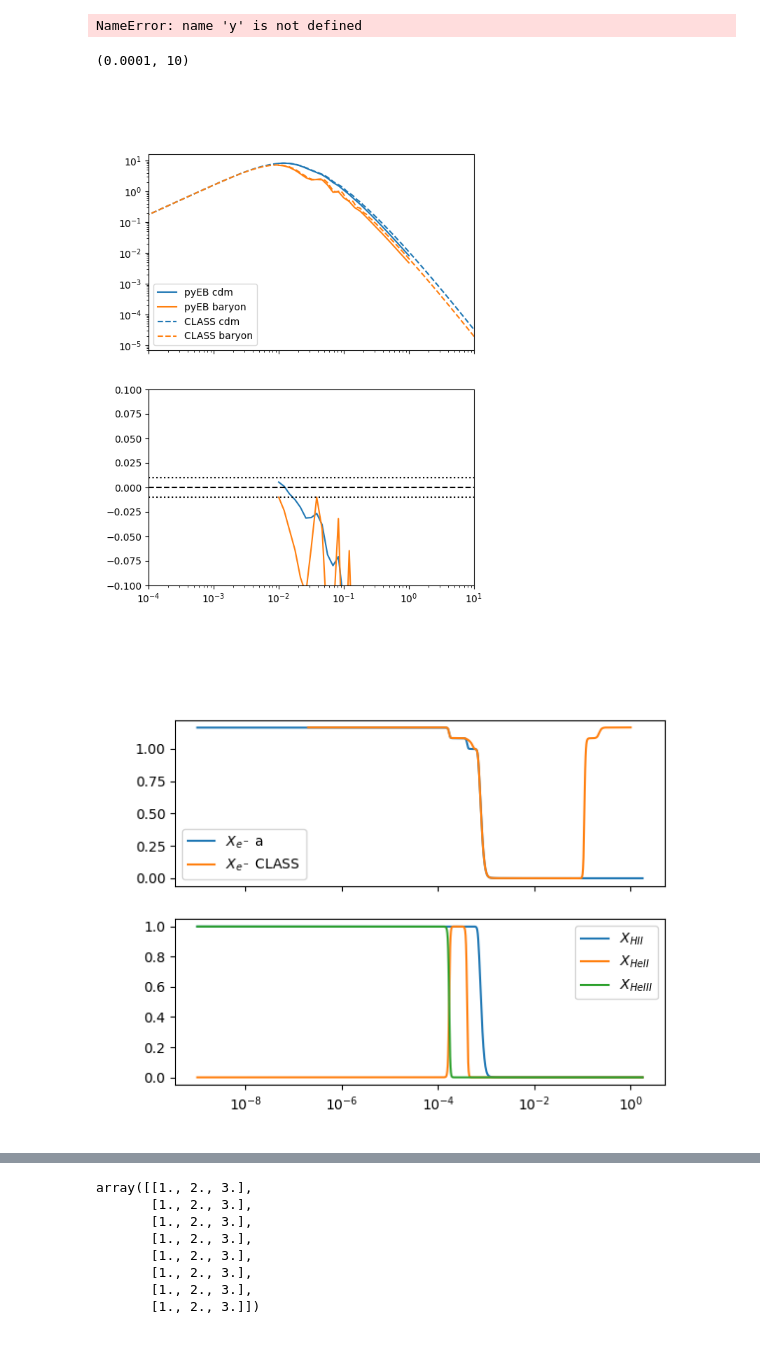
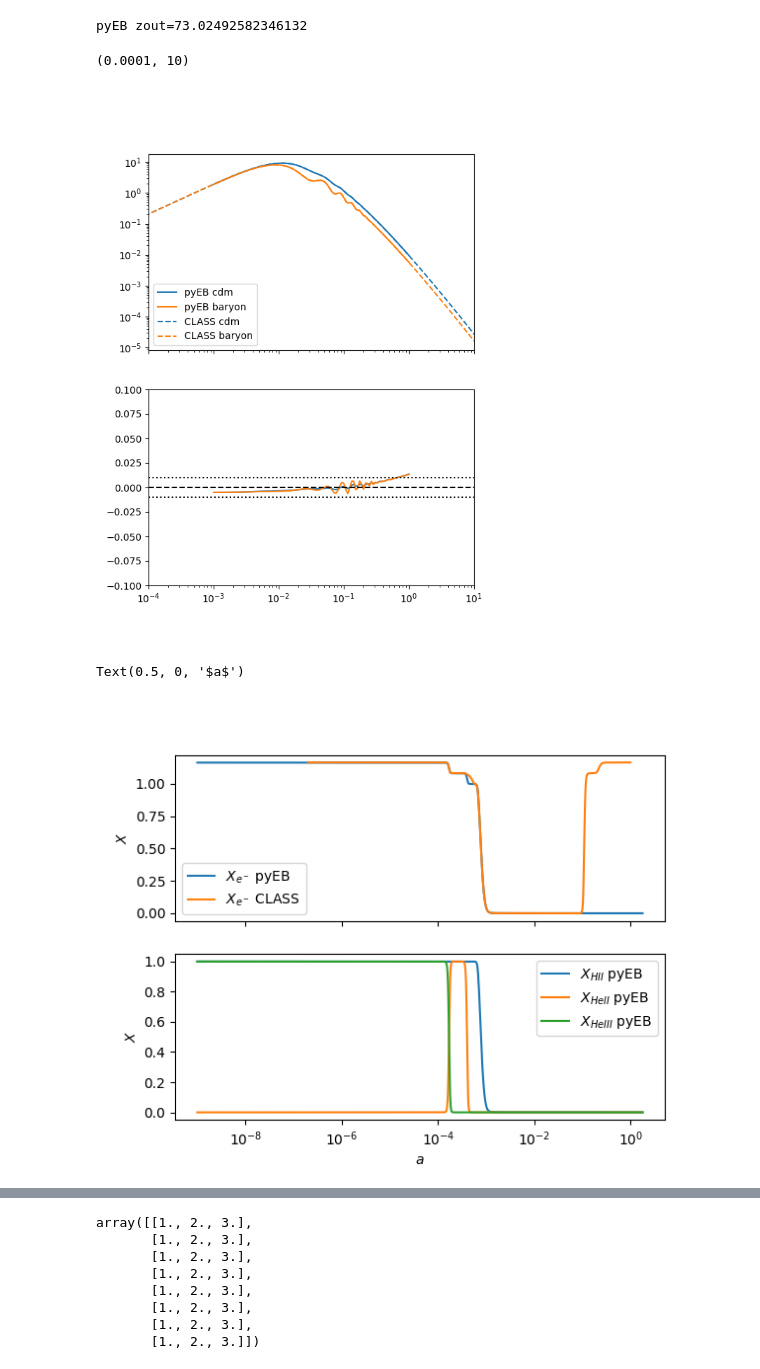
Before and after one commit to ohahn/DISCO-EB, a Jupyter notebook: pylinger_demo.ipynb, the cells around one changed output, grey strips where cells are left out. Cells and saved outputs as stored; diff of their text form; code cells hidden in the pictures.

```diff
--- a/pylinger_demo.ipynb
+++ b/pylinger_demo.ipynb
@@ -61,8 +69,8 @@ def get_class_power( fieldname, zout ):
 jax.config.update('jax_platform_name', 'cpu')
 cp = cosmo(Omegam=Omegam, Omegab=Omegab, OmegaL=OmegaL, H0=100*h, Tcmb=Tcmb, YHe=YHe, Neff=Neff, Nmnu=num_massive_neutrinos, mnu=mnu )
 
-pt = pt_synchronous(cp=cp)
-
-kmodes = np.geomspace(1e-2,1e0,25)
-# y,t = pt.compute(kmodes = kmodes, aexp_out=np.geomspace(1e-4,1e-2,2))
+nmodes = 10
+kmin = 1e-3
+kmax = 1e-1
+y, kmodes, t = evolve_perturbations( param=cp.param, kmin=kmin, kmax=kmax, num_k=nmodes, aexp_out=jnp.geomspace(1e-4,1e-2,2) )
 # %% [output]
@@ -83,42 +107,47 @@ Pkg = A_s*(kmodes/k_p)**(n_s - 1) * kmodes**(-3) * y[:,7,iout]**2
 Pkc_CLASS, k_CLASS = get_class_power('d_cdm', zout)
 Pkb_CLASS, k_CLASS = get_class_power('d_b', zout)
 # %% [output]
-NameError: name 'y' is not defined
+pyEB zout=73.02492582346132
 # %%
 fig, ax = plt.subplots(2,1, sharex=True, figsize=(6,8) )
 fac = 2.5
 # fac = 2*np.pi**2/ (2*np.pi)**1.5
 ax[0].loglog( kmodes, Pkc*fac, label='pyEB cdm', color='C0')
 # ax.loglog( kmodes, Pkc_CAMB, label='CAMB cdm', color='C0', ls='--')
 ax[0].loglog( kmodes, Pkb*fac, label='pyEB baryon', color='C1')
 # ax.loglog( kmodes, Pkb_CAMB, label='CAMB baryon', color='C1', ls='--')
 ax[0].loglog( k_CLASS, Pkc_CLASS, label='CLASS cdm', ls='--', color='C0')
 ax[0].loglog( k_CLASS, Pkb_CLASS, label='CLASS baryon', ls='--', color='C1')
 ax[0].legend()
 
-ax[1].semilogx( kmodes, Pkc*fac/np.interp( kmodes, k_CLASS, Pkc_CLASS )-1.0, label='cdm err', color='C0')
-ax[1].semilogx( kmodes, Pkb*fac/np.interp( kmodes, k_CLASS, Pkb_CLASS )-1.0, label='baryon err', color='C1')
+ax[1].semilogx( kmodes, Pkc*fac/np.exp(np.interp( np.log(kmodes), np.log(k_CLASS), np.log(Pkc_CLASS) ))-1.0, label='cdm err', color='C0')
+ax[1].semilogx( kmodes, Pkb*fac/np.exp(np.interp( np.log(kmodes), np.log(k_CLASS), np.log(Pkb_CLASS) ))-1.0, label='baryon err', color='C1')
 
 ax[1].set_ylim((-0.1,0.1))
 ax[1].axhline(0.0, ls='--', color='k')
 ax[1].axhline(0.01, ls=':', color='k')
 ax[1].axhline(-0.01, ls=':', color='k')
 
 ax[1].set_xlim((1e-4,10))
 
 # ax.loglog( kmodes, Pkg, label='pyEB photon', color='C2')
 # ax.set_xlim((1e-3,5))
 # %% [output]
 (0.0001, 10)
-[figure, old version]
+[figure, new version]
 # %%
 fg, ax = plt.subplots(2,sharex=True)
 # ax[0].semilogx( cp.get_a(th.tau), th.xe, label='$X_{e^-}$' )
-ax[0].semilogx( th.aexp, th.xe, label='$X_{e^-}$ a' )
+ax[0].semilogx( cp.th.aexp, cp.th.xe, label='$X_{e^-}$ pyEB' )
 ax[0].semilogx( 1/(1+thermo['z']), thermo['x_e'], label='$X_{e^-}$ CLASS' )
-ax[1].semilogx( th.aexp, th.xHII, label='$X_{HII}$' )
-ax[1].semilogx( th.aexp, th.xHeII, label='$X_{HeII}$' )
-ax[1].semilogx( th.aexp, th.xHeIII, label='$X_{HeIII}$' )
-for a in ax: a.legend()
+ax[1].semilogx( cp.th.aexp, cp.th.xHII, label='$X_{HII}$ pyEB' )
+ax[1].semilogx( cp.th.aexp, cp.th.xHeII, label='$X_{HeII}$ pyEB' )
+ax[1].semilogx( cp.th.aexp, cp.th.xHeIII, label='$X_{HeIII}$ pyEB' )
+for a in ax:
+  a.legend()
+  a.set_ylabel('$X$')
+
+ax[1].set_xlabel('$a$')
 # %% [output]
+Text(0.5, 0, '$a$')
-[figure, old version]
+[figure, new version]
```
Also changed, not shown: parts of 5 cells of this notebook, 3 other files.
